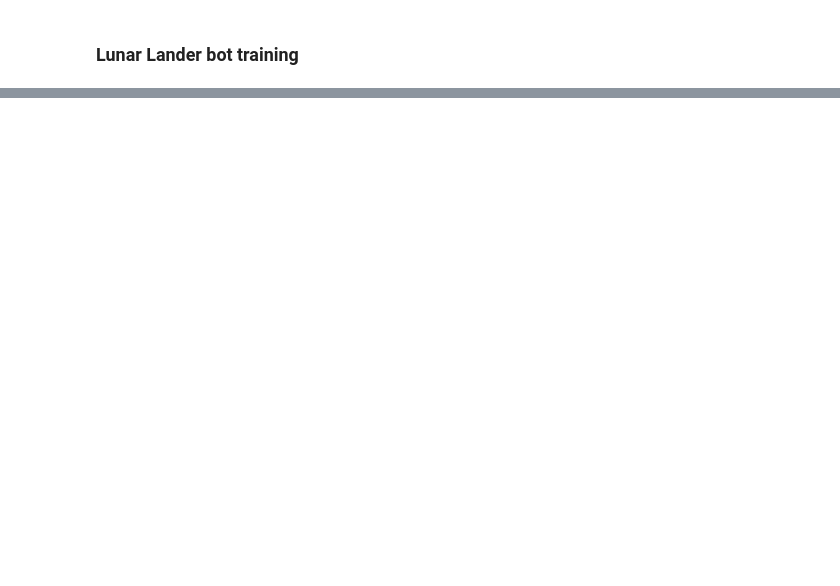
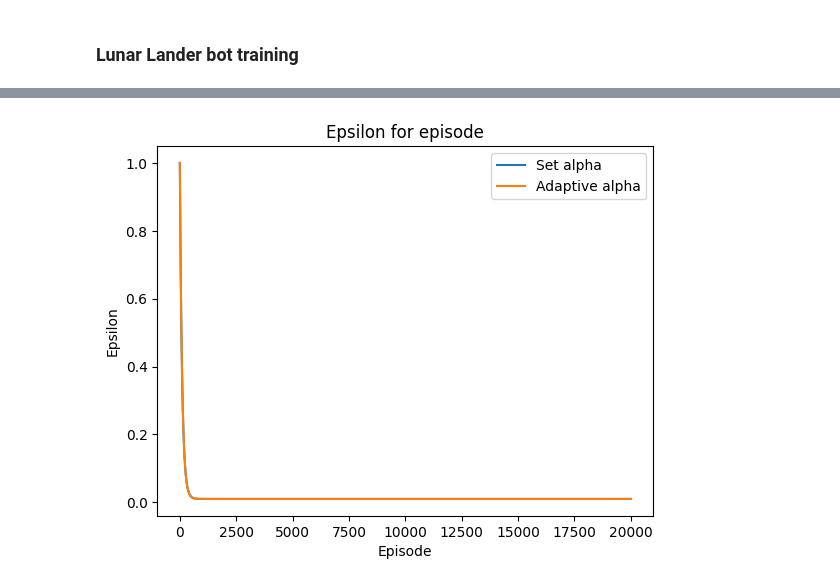
Before and after one commit to ppjotrek/lunar-lander, a Jupyter notebook: LunarLander-Q.ipynb, the cells around one changed output, grey strips where cells are left out. Saved outputs shown, nothing was run; the diff lists cells and outputs as text; code cells hidden in the pictures; blank space fills up the shorter version.

```diff
--- a/LunarLander-Q.ipynb
+++ b/LunarLander-Q.ipynb
@@ -26,0 +310,11 @@ DependencyNotInstalled: Box2D is not installed, you can install it by run `pip i
+# %%
+#Visualizing the epsilons over all episodes
+plt.plot(epsilons)
+plt.plot(epsilons_2)
+plt.legend(['Set alpha', 'Adaptive alpha'])
+plt.xlabel('Episode')
+plt.ylabel('Epsilon')
+plt.title("Epsilon for episode")
+plt.show()
+# %% [output]
+[figure, added]
```
Also changed, not shown: parts of 15 cells of this notebook, 1 other file.
